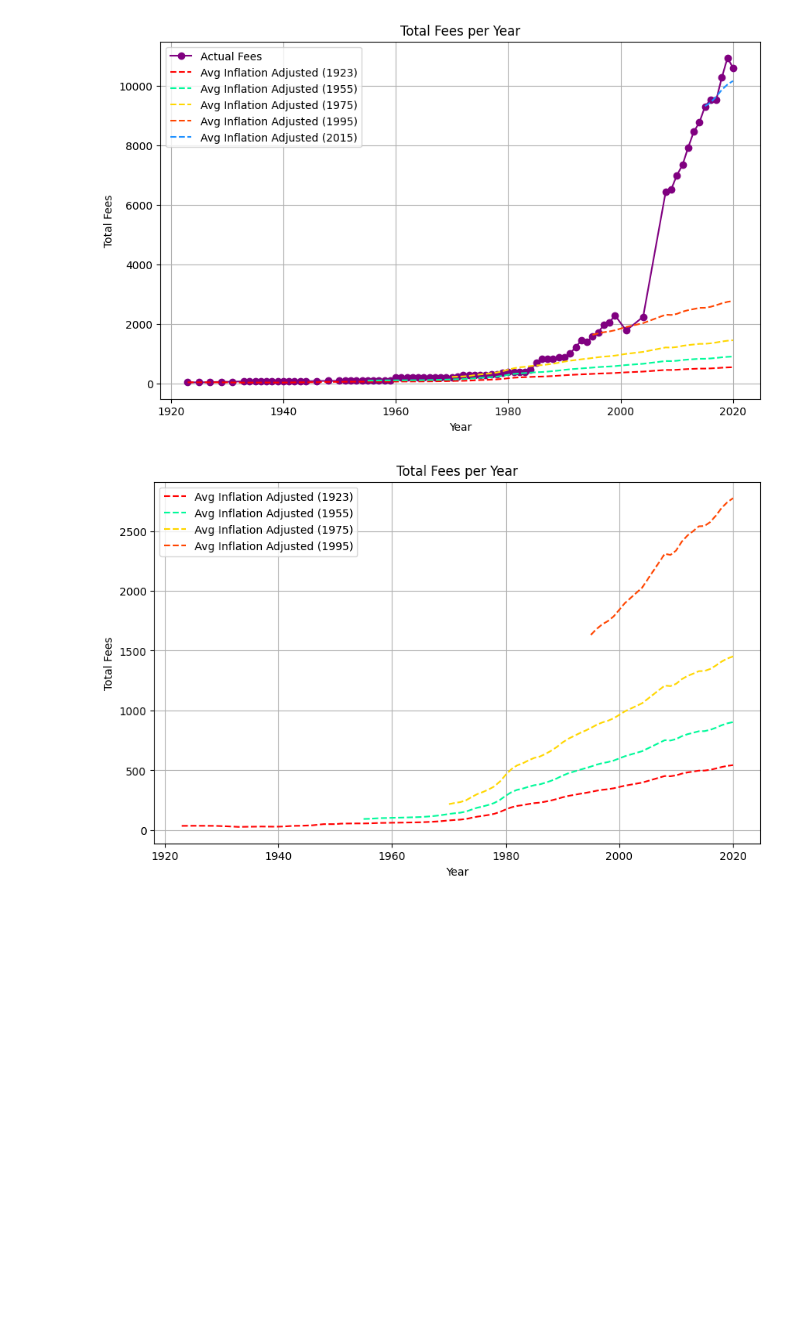
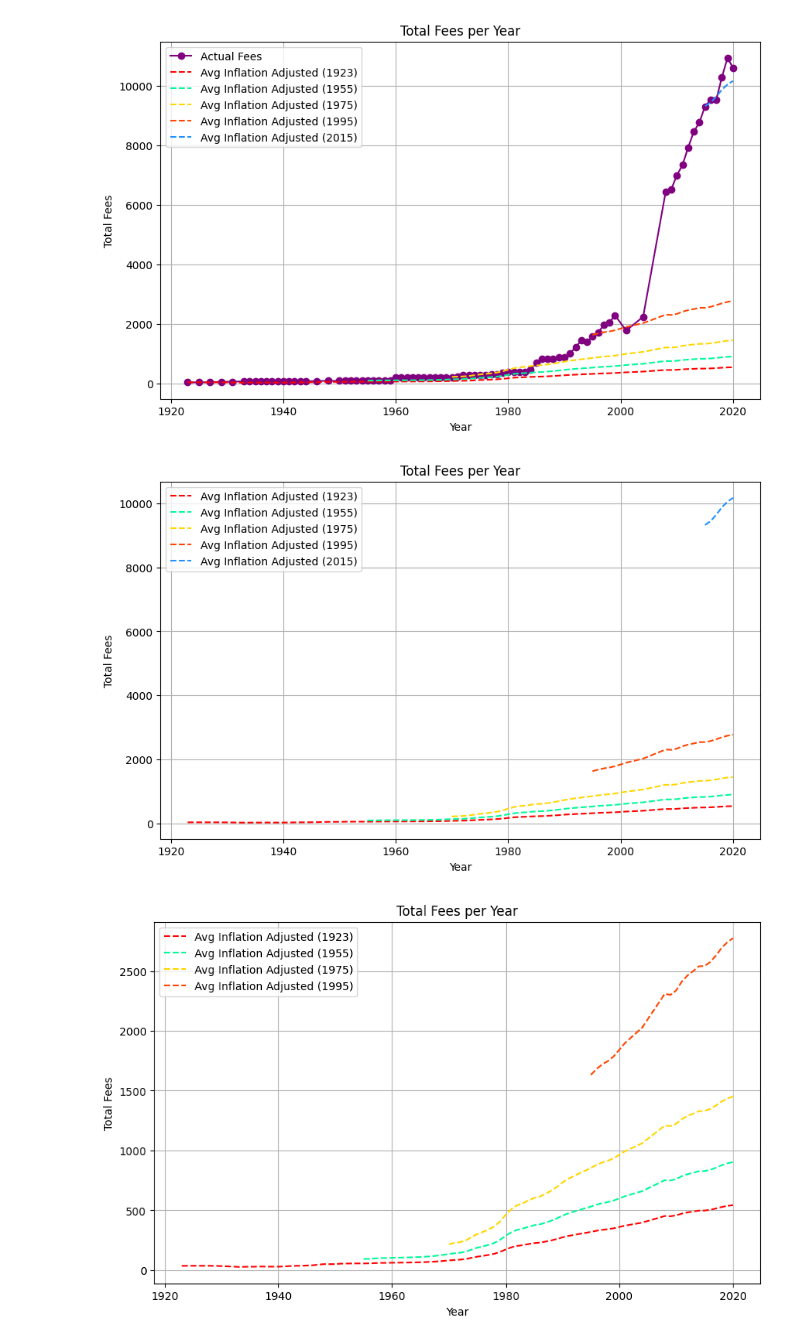
Before and after one commit to ElizaGMorgan/SFAPriceHistory, a Jupyter notebook: SFA Prices Workbook.ipynb, the cells around one changed output. Drawn from its saved outputs; the diff is of its cells as text; code cells hidden in the pictures; blank space fills up the shorter version.

Commit message:
Adjusted / created inflation only lines

```diff
--- a/SFA Prices Workbook.ipynb
+++ b/SFA Prices Workbook.ipynb
@@ -239,6 +239,57 @@ plt.grid(True)
 plt.show()
 # %% [output]
 [figure]
+# %%
+plt.style.use('default')
+def calculate_inflation_adjusted_prices(start_year, years_range):
+    x_values = []
+    y_values = []
+    average_inflation_adjusted = []
+
+    prev_year_fee = None
+
+    for year in years_range:
+        condition = (df['Years'] == year)
+        total_fees = df[condition]['Total of Fees per year'].values
+
+        if len(total_fees) > 0:
+            x_values.append(year)
+            y_values.append(total_fees[0])
+
+            if prev_year_fee is None:
+                prev_year_fee = y_values[-1]
+
+            inflation_rate = df[condition]['Rate of Inflation'].values[0] / 100
+            prev_year_fee *= (1 + inflation_rate)
+            average_inflation_adjusted.append(prev_year_fee)
+
+    return x_values, y_values, average_inflation_adjusted
+
+plt.figure(figsize=(10, 6))
+
+x_values_1985, y_values_1985, avg_inflation_1985 = calculate_inflation_adjusted_prices(1985, range(1985, 2021))
+x_values_1970, y_values_1970, avg_inflation_1970 = calculate_inflation_adjusted_prices(1970, range(1970, 2021))
+x_values_1955, y_values_1955, avg_inflation_1955 = calculate_inflation_adjusted_prices(1955, range(1955, 2021))
+x_values_1923, y_values_1923, avg_inflation_1923 = calculate_inflation_adjusted_prices(1923, range(1923, 2021))
+x_values_1995, y_values_1995, avg_inflation_1995 = calculate_inflation_adjusted_prices(1995, range(1995, 2021))
+x_values_2015, y_values_2015, avg_inflation_2015 = calculate_inflation_adjusted_prices(2015, range(2015, 2021))
+
+
+
+plt.plot(x_values_1923, avg_inflation_1923, linestyle='dashed', color='red', label='Avg Inflation Adjusted (1923)')
+plt.plot(x_values_1955, avg_inflation_1955, linestyle='dashed', color='mediumspringgreen', label='Avg Inflation Adjusted (1955)')
+plt.plot(x_values_1970, avg_inflation_1970, linestyle='dashed', color='gold', label='Avg Inflation Adjusted (1975)')
+plt.plot(x_values_1995, avg_inflation_1995, linestyle='dashed', color='orangered', label='Avg Inflation Adjusted (1995)')
+plt.plot(x_values_2015, avg_inflation_2015, linestyle='dashed', color='dodgerblue', label='Avg Inflation Adjusted (2015)')
+
+plt.title('Total Fees per Year')
+plt.xlabel('Year')
+plt.ylabel('Total Fees')
+plt.legend()
+plt.grid(True)
+plt.show()
+# %% [output]
+[figure, added]
 # %%
 plt.style.use('default')
 def calculate_inflation_adjusted_prices(start_year, years_range):
```
Also changed, not shown: parts of 1 cell of this notebook.
